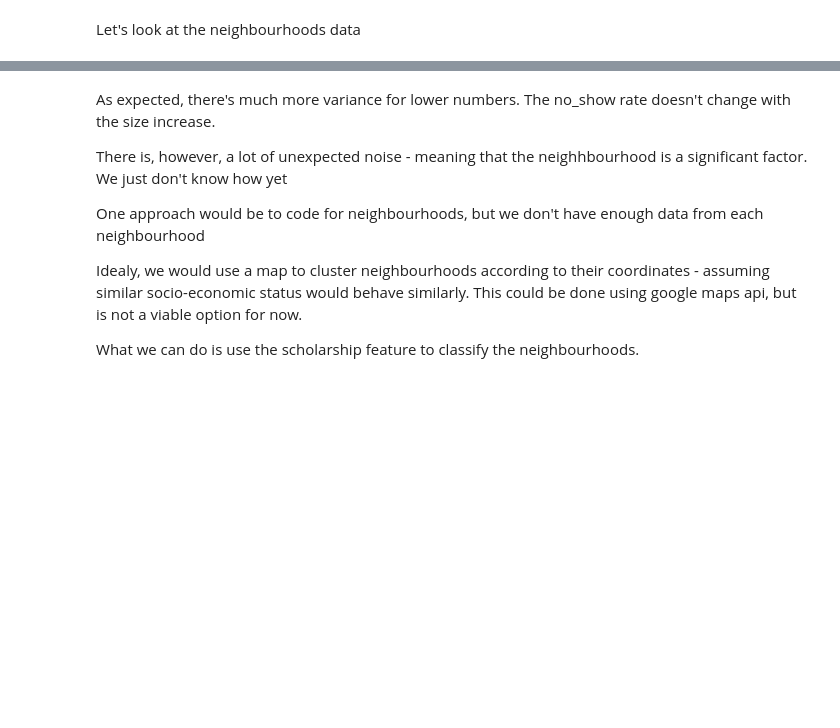
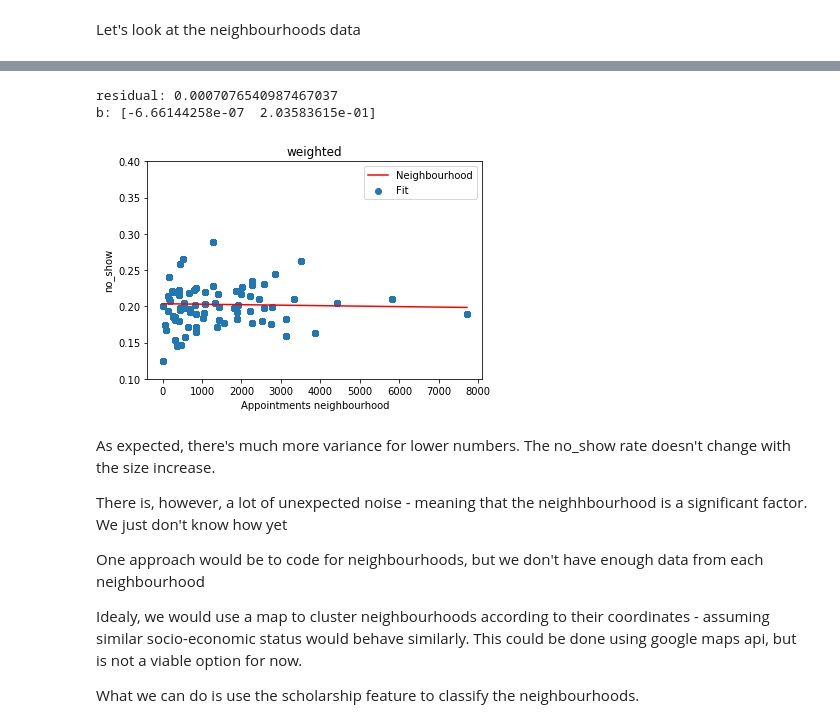
Before and after one commit to idotsuk/patients_no_show, a Jupyter notebook: patient_no_show.ipynb, the cells around one changed output, grey strips where cells are left out. Saved outputs shown, nothing was run; the diff lists cells and outputs as text; code cells hidden in the pictures; blank space fills up the shorter version.

```diff
--- a/patient_no_show.ipynb
+++ b/patient_no_show.ipynb
@@ -429,0 +432,6 @@ Maybe there's a connection between size and no_show rates
+# %%
+lin_fit(data['neighbourhood_occurences'].values,data['neighbourhood_rate'].values,ylim=[0.1,0.4],title = 'weighted', legend=['Neighbourhood','Fit'], xlabel='Appointments neighbourhood', ylabel = 'no_show')
+# %% [output]
+residual: 0.0007076540987467037
+b: [-6.66144258e-07  2.03583615e-01]
+[figure, added]
```
Also changed, not shown: parts of 22 cells of this notebook.
